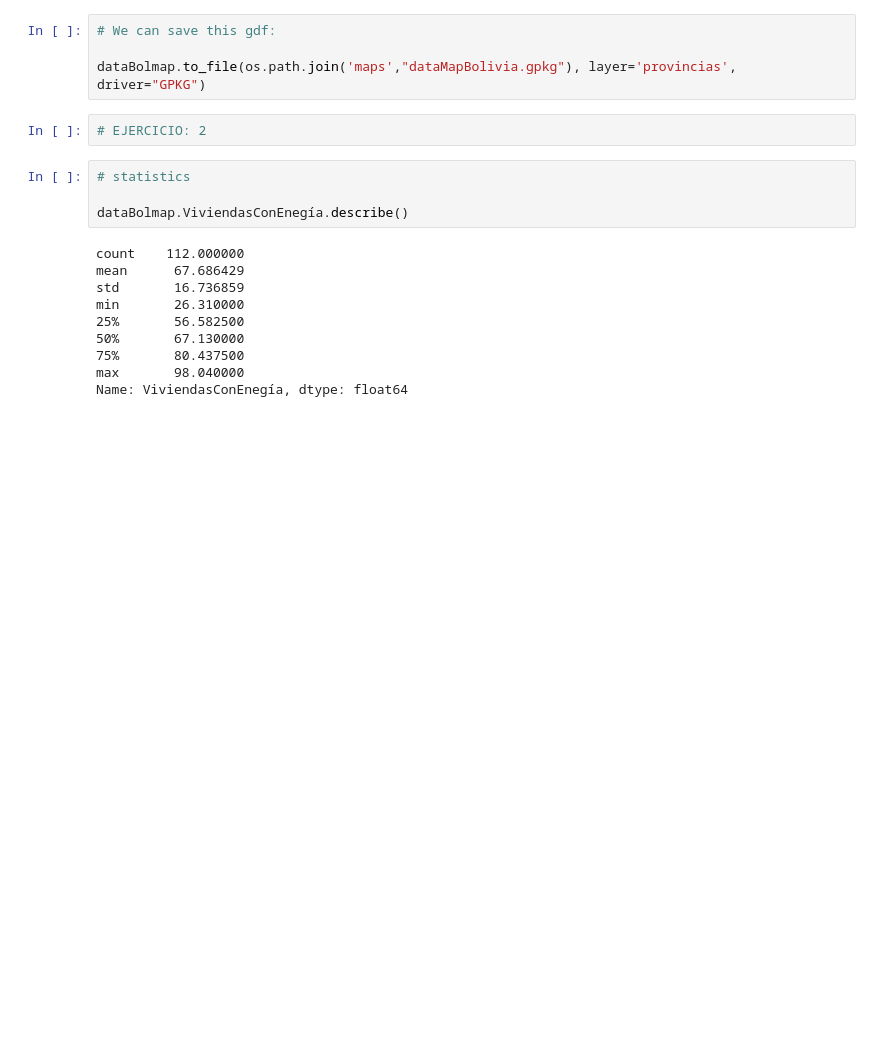
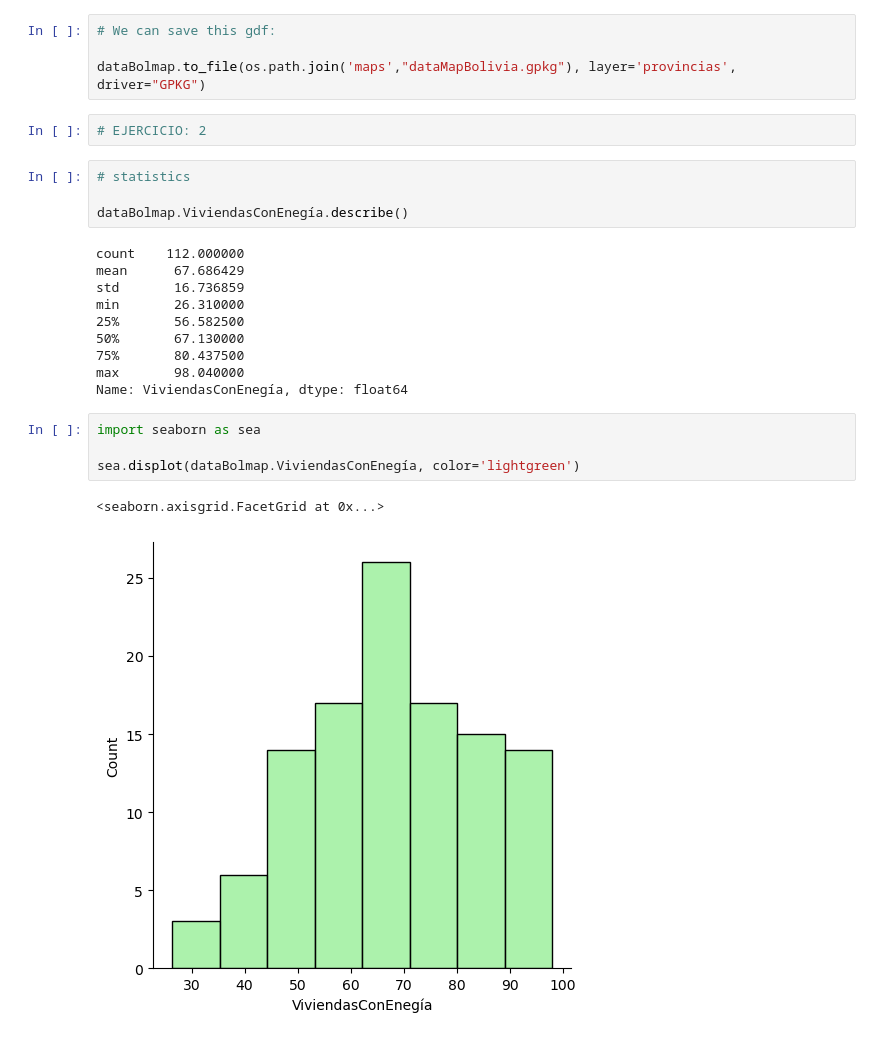
Before and after one commit to FabianRomero20/Examen2, a Jupyter notebook: Ejercicios_Finales.ipynb, the cells around one changed output. Cells and saved outputs as stored; diff of their text form; blank space fills up the shorter version.

```diff
--- a/Ejercicios_Finales.ipynb
+++ b/Ejercicios_Finales.ipynb
@@ -226,3 +226,10 @@ min       26.310000
 75%       80.437500
 max       98.040000
 Name: ViviendasConEnegía, dtype: float64
+# %%
+import seaborn as sea
+
+sea.displot(dataBolmap.ViviendasConEnegía, color='lightgreen')
+# %% [output]
+<seaborn.axisgrid.FacetGrid at 0x...>
+[figure, added]
```
Also changed, not shown: parts of 1 cell of this notebook, 1 other file.
